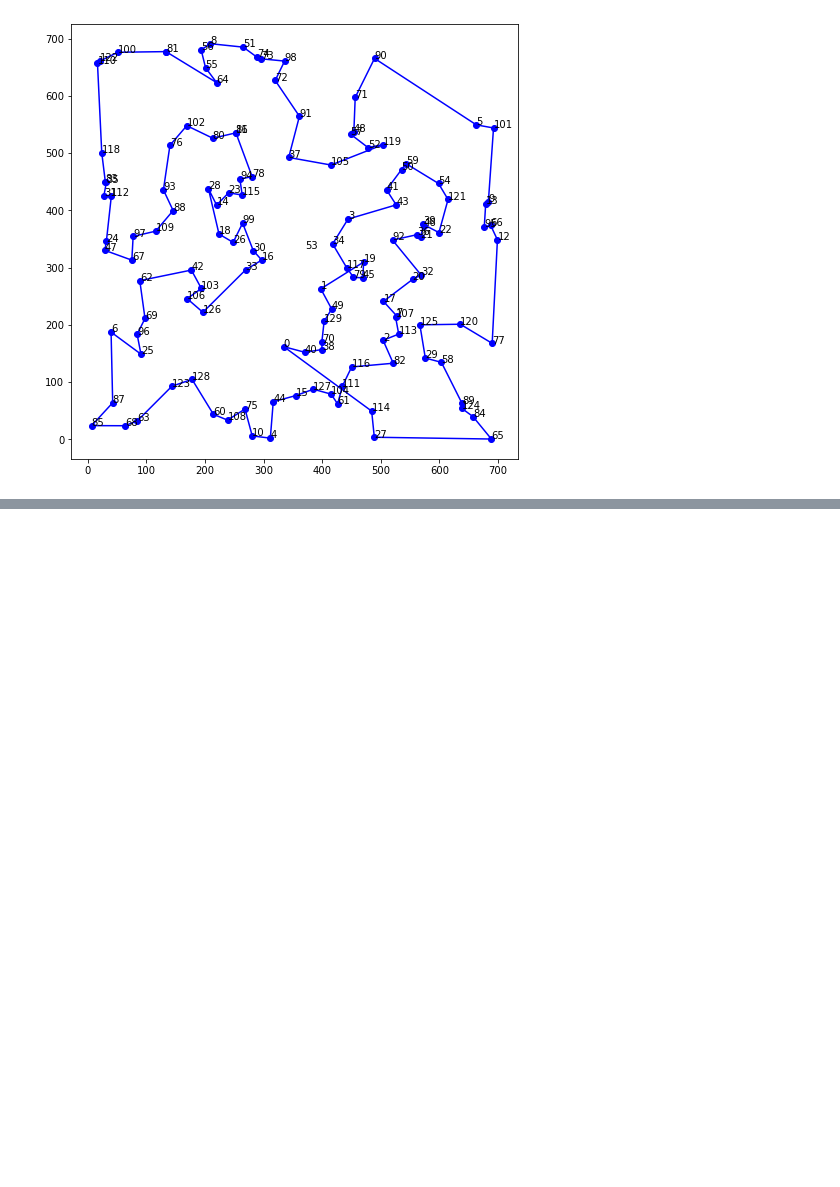
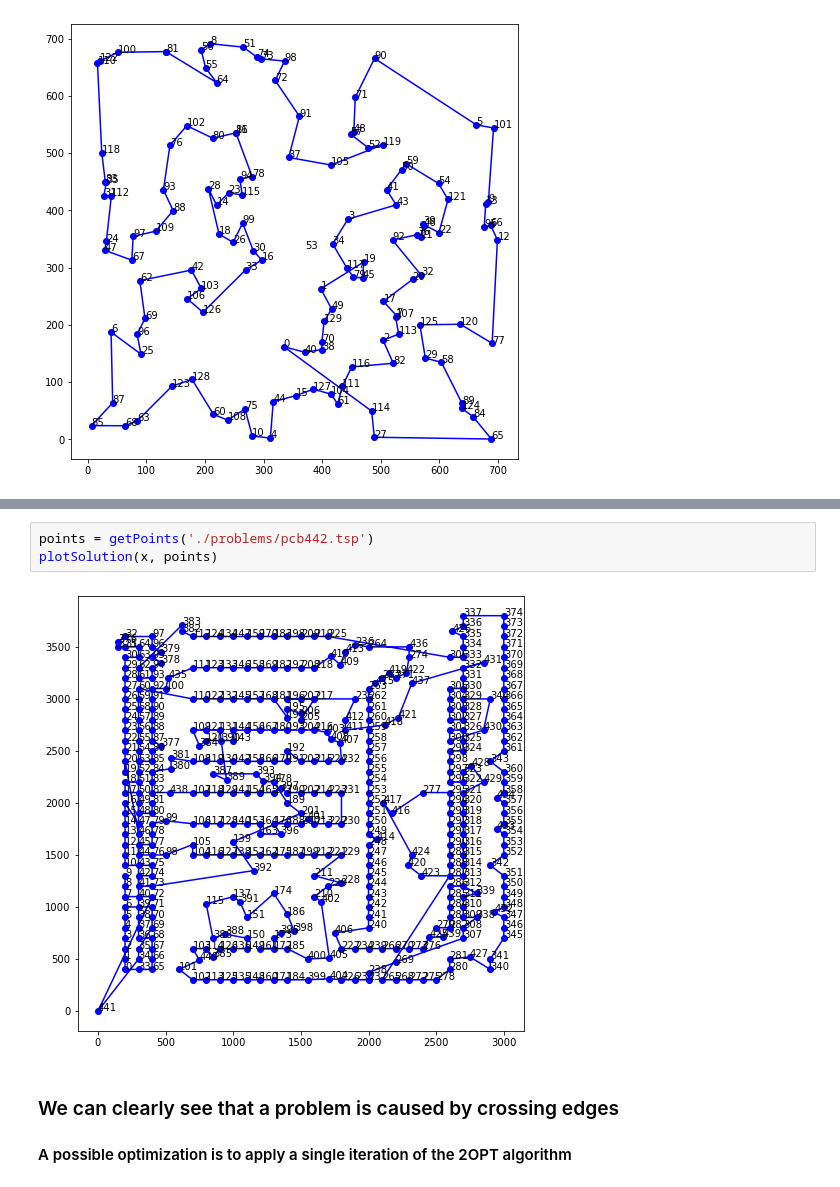
Before and after one commit to MicheleCattaneo/ant_colony_opt_TSP, a Jupyter notebook: Plot solution.ipynb, the cells around one changed output, grey strips where cells are left out. Drawn from its saved outputs; the diff is of its cells as text; blank space fills up the shorter version.

```diff
--- a/Plot solution.ipynb
+++ b/Plot solution.ipynb
@@ -86,0 +101,8 @@ plotSolution(x, points)
+# %%
+points = getPoints('./problems/pcb442.tsp')
+plotSolution(x, points)
+# %% [output]
+[figure, added]
+# %% [markdown]
+### We can clearly see that a problem is caused by crossing edges
+#### A possible optimization is to apply a single iteration of the 2OPT algorithm
```
Also changed, not shown: parts of 11 cells of this notebook, 14 other files.
